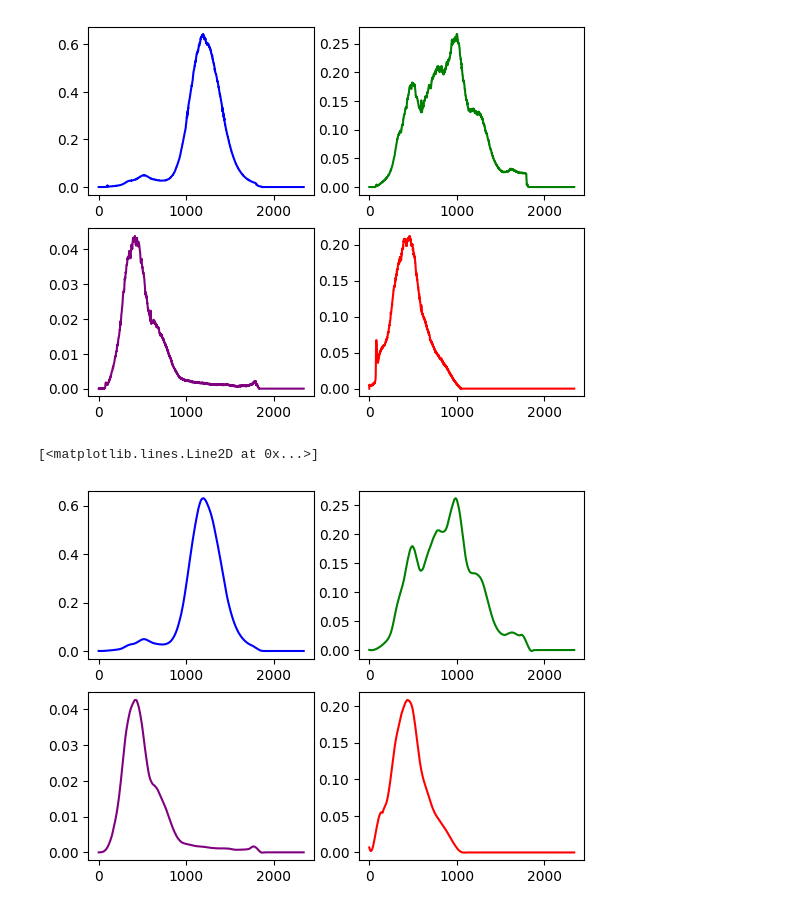
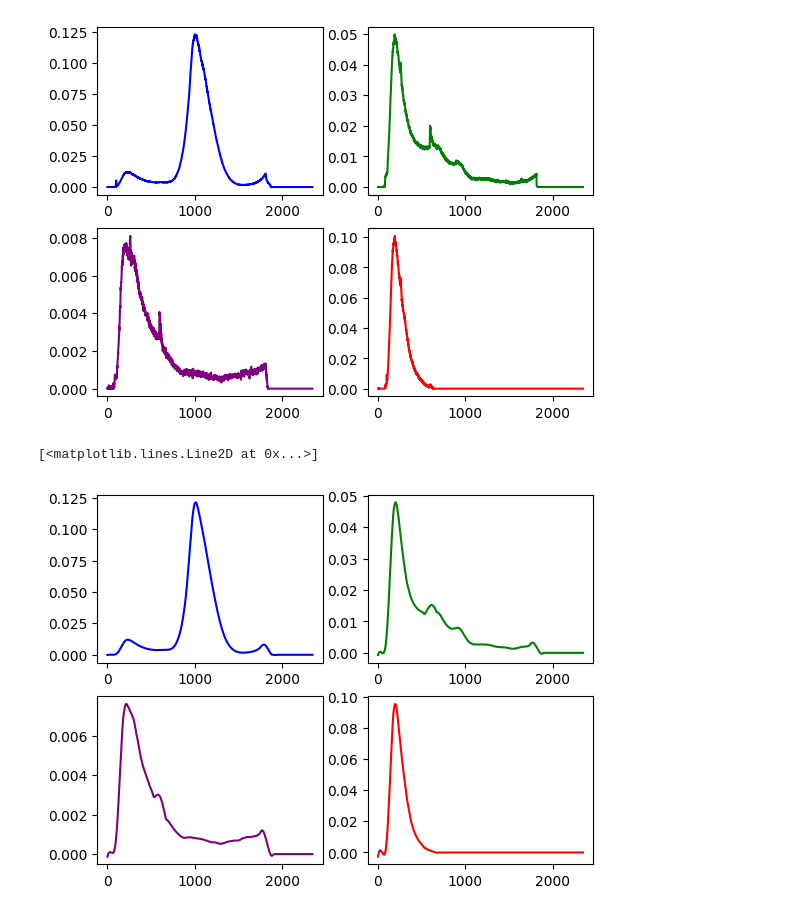
Before and after one commit to shimishiun3/Bulk_Modulus, a Jupyter notebook: Peak_analysis/Peak_analyzer.ipynb, the cells around one changed output. Cells and saved outputs as stored; diff of their text form; code cells hidden in the pictures.

```diff
--- a/Peak_analysis/Peak_analyzer.ipynb
+++ b/Peak_analysis/Peak_analyzer.ipynb
@@ -4,36 +4,38 @@ import pandas as pd
 from scipy.signal import savgol_filter
 import matplotlib.pyplot as plt
 import pybeads
+import os
 
 # CSVファイルを読み込み、最終行を除去
-data = pd.read_csv('TM300-CMS.csv', skipfooter=1, engine='python')
+file_path = '/workspaces/Modulus/DESK/Peak_analysis/SWNT.csv'
+data = pd.read_csv(file_path, skipfooter=1, engine='python')
 
 # Figureオブジェクトを作成
 fig = plt.figure()
 # Axesオブジェクトを作成
 # 1つのFigureに複数のAxesを作成
 ax1 = fig.add_subplot(2, 2, 1)
 ax2 = fig.add_subplot(2, 2, 2)
 ax3 = fig.add_subplot(2, 2, 3)
 ax4 = fig.add_subplot(2, 2, 4)
 
 # プロットするデータ
 x = data['Temp.']
 H2 = data['H2']
 CO = data['CO']
 CO2 = data['CO2']
 H2O = data['H2O']
 
 # プロット
 ax1.plot(x, H2, 'b')
 ax2.plot(x, CO, 'g')
 ax3.plot(x, CO2, 'purple')
 ax4.plot(x, H2O, 'r')
 
 # プロットの表示
 plt.show()
 # %% [output]
-[figure, old version]
+[figure, new version]
 # %%
 # H2, CO, CO2, H2Oシグナルを平滑化（Savitzky-Golayフィルタ使用）
 
@@ -65,7 +67,7 @@ ax3.plot(x, CO2, 'purple')
 ax4.plot(x, H2O, 'r')
 # %% [output]
 [<matplotlib.lines.Line2D at 0x...>]
-[figure, old version]
+[figure, new version]
 # %%
 # 各ガスシグナルの微分を計算
 derivatives = {
```
Also changed, not shown: parts of 2 cells of this notebook.
